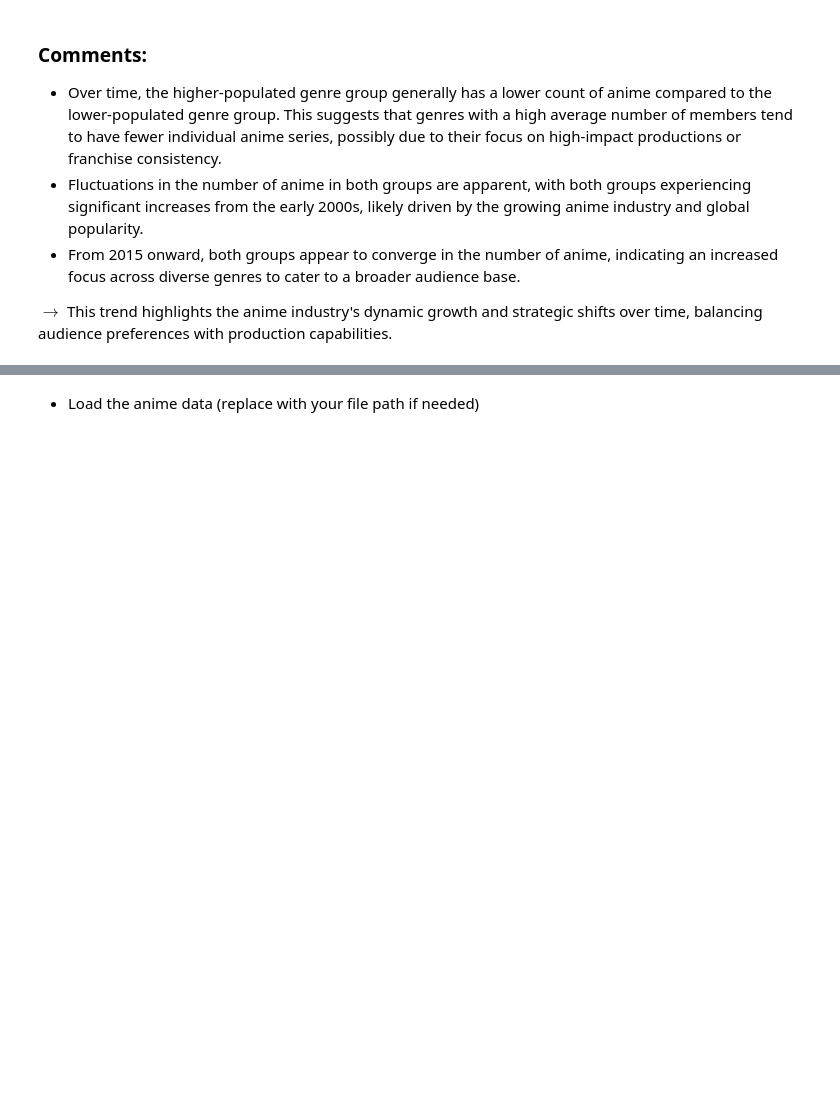
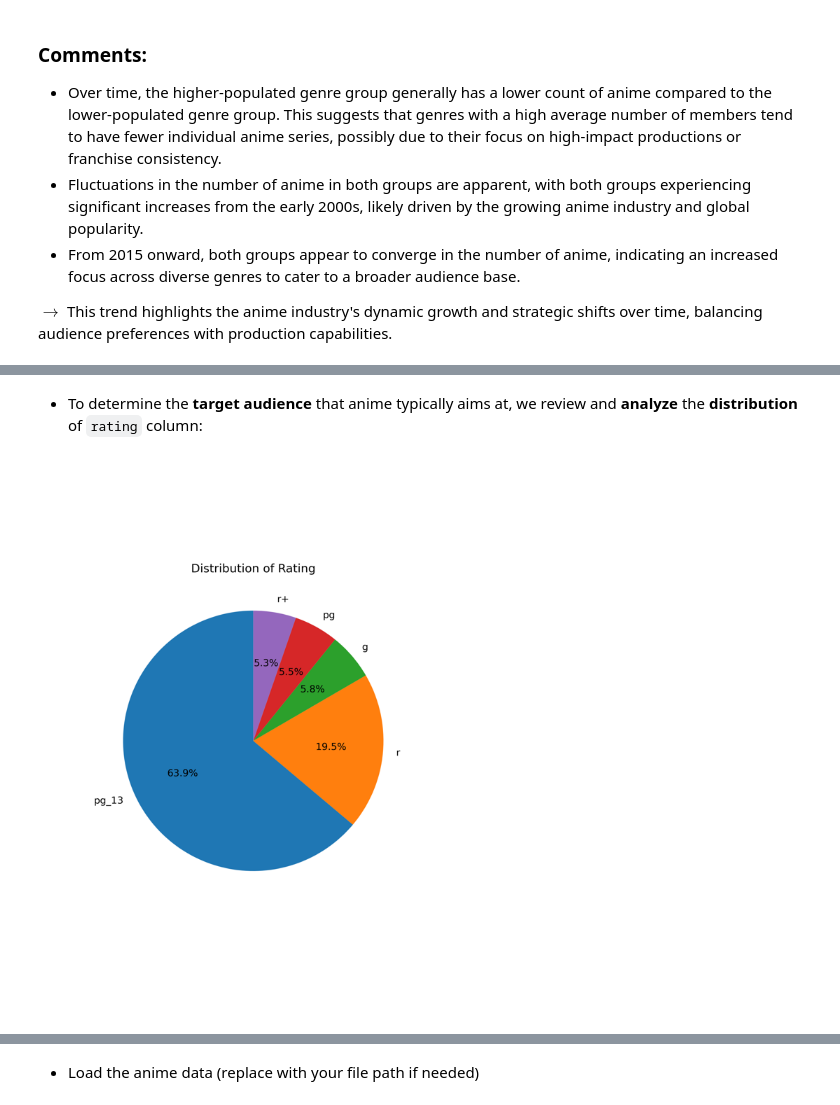
Before and after one commit to lib2509/Intro_to_DS_Final_Project, a Jupyter notebook: data_analysis.ipynb, the cells around one changed output, grey strips where cells are left out. Cells and saved outputs as stored; diff of their text form; code cells hidden in the pictures; blank space fills up the shorter version.

Commit message:
Final update for data_analysis

```diff
--- a/data_analysis.ipynb
+++ b/data_analysis.ipynb
@@ -512,0 +522,13 @@ $\rightarrow$ This trend highlights the anime industry's dynamic growth and stra
+# %% [markdown]
+- To determine the **target audience** that anime typically aims at, we review and **analyze** the **distribution** of `rating` column:
+# %%
+# Read and display the distribution of rating stored in .png file
+output_path = "./data/rating_distribution.png"
+image = Image.open(output_path)
+
+# Resize the image
+resized_image = image.resize((600, 800))
+
+resized_image.show()
+# %% [output]
+[figure, added]
```
Also changed, not shown: parts of 17 cells of this notebook.
